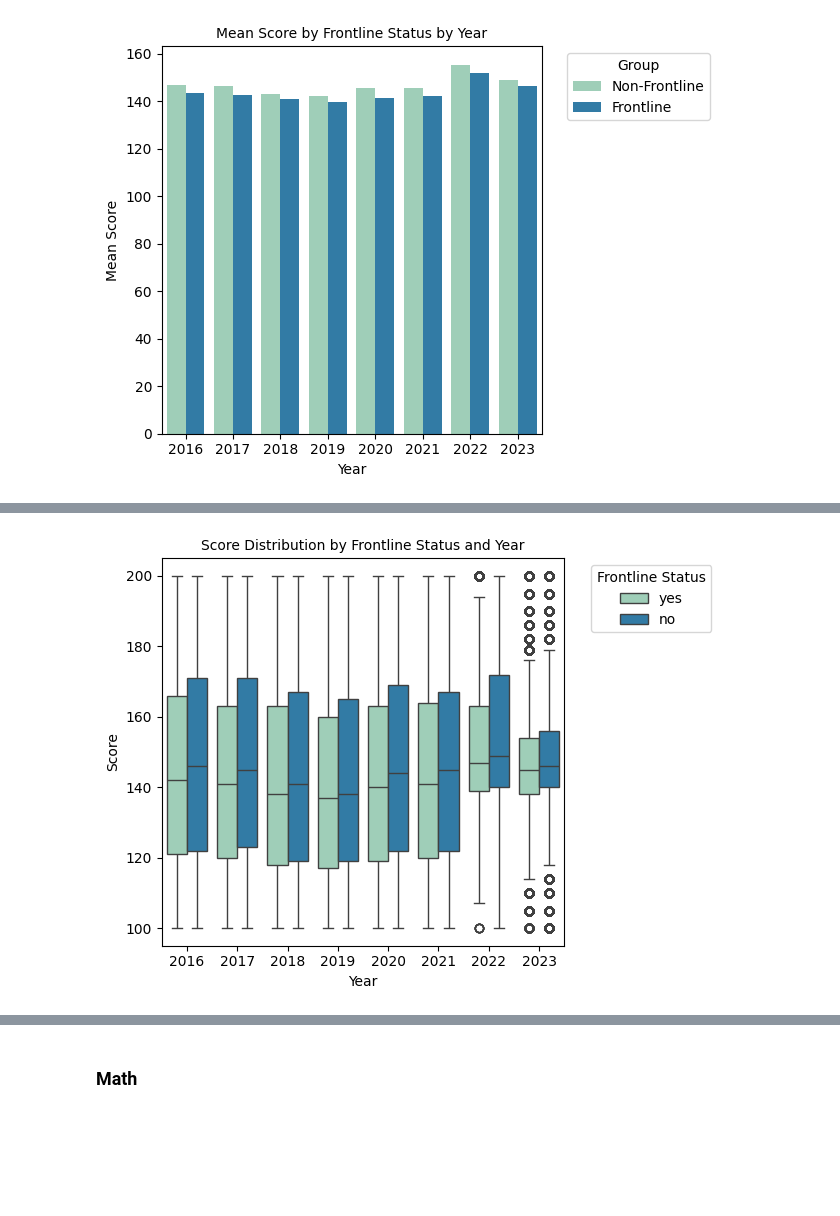
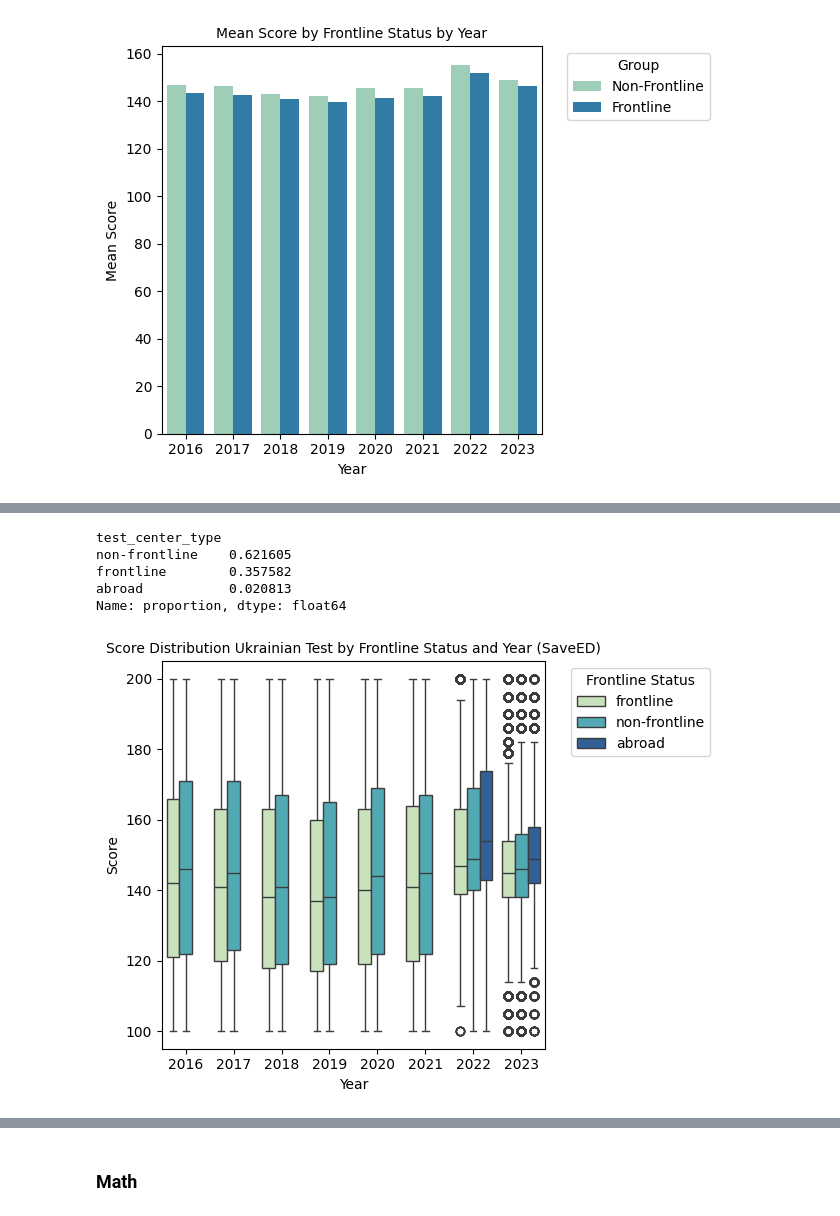
Before and after one commit to DataResponsibly/ZNO-Dataset, a Jupyter notebook: notebooks/analyses/urban_rural_research.ipynb, the cells around one changed output, grey strips where cells are left out. Saved outputs shown, nothing was run; the diff lists cells and outputs as text; code cells hidden in the pictures; blank space fills up the shorter version.

```diff
--- a/notebooks/analyses/urban_rural_research.ipynb
+++ b/notebooks/analyses/urban_rural_research.ipynb
@@ -285,3 +585,15 @@ plt.yticks(fontsize=10)
 plt.show()
 # %% [output]
 [figure]
+# %%
+x,y = 'year', 'sextypename'
+
+df_students_graduated.groupby(x)[y].value_counts(normalize=True).mul(100).rename('percent').reset_index().pipe((sns.catplot,'data'), x=x,y='percent',hue=y,kind='bar')
+
+plt.title('Percentage of paricipants by year and gender', fontsize=10)
+plt.xlabel('Year', fontsize=10)
+plt.ylabel('Percentage', fontsize=10)
+plt.xticks(fontsize=10)
+plt.yticks(fontsize=10)
+
+plt.show()
@@ -372,6 +686,8 @@ pivot.div(total_pivot).round(2)
 | village | 0.41 | 0.37 | 0.27 | 0.26 | 0.27 | 0.27 | 0.27 | 0.22 |
 # %%
 df_students_region['is_rural'] = df_students_region.category.map(lambda x: 'yes' if x == 'village' else 'no')
+# %%
+df_students_region['location_type'] = df_students_region.category.map(lambda x: 'rural' if x == 'village' else ('abroad' if x == 'abroad' else 'urban'))
 # %%
 pivot = pd.pivot_table(df_students_region, index = ['is_rural'], columns = ['year'], values=['outid'], aggfunc='count')
 total_pivot = [len(df_students_region[df_students_region['year']==year].outid.unique()) for year in range(2016, 2024)]
@@ -1312,6 +1972,13 @@ df_ukr_region['test_center_type'] = df_ukr_region.region_name_test_center.map(la
        'Portugal', 'Latvia', 'Luxembourg', 'Sweden', 'Denmark',
        'Slovenia', 'Croatia', 'Georgia', 'Greece', 'Finland', 'Turkey',
        'Norway', 'Azerbaijan'] else 'non-frontline'))
+# %%
+df_ukr_region['test_center_type_gov'] = df_ukr_region.region_name_test_center.map(lambda x: 'frontline' if x in ['Donetska', 'Zaporizka', 'Luhanska', 'Mykolaivska', 'Sumska', 'Kharkivska', 'Khersonska', 'Chernihivska'] else ('abroad' if x in ['Czechia', 'Austia', 'Germany', 'Lithuania', 'Slovakia', 'Poland', 'Canada', 'Italy', 'United States of America', 'France', 'United Kingdom',
+       'Switzerland', 'Bulgaria', 'Belgium', 'Hungary', 'Spain',
+       'Ireland', 'Netherlands', 'Moldova', 'Estonia', 'Romania',
+       'Portugal', 'Latvia', 'Luxembourg', 'Sweden', 'Denmark',
+       'Slovenia', 'Croatia', 'Georgia', 'Greece', 'Finland', 'Turkey',
+       'Norway', 'Azerbaijan'] else 'non-frontline'))
 # %%
 x,y = 'year', 'test_center_type'
 
@@ -1412,0 +2111,12 @@ pd.pivot_table(df_ukr_region_scores, index = ['test_status'], columns = ['year']
+# %%
+x,y = 'test_center_type_gov', 'test_status'
+
+df_ukr_region[df_ukr_region.year==2023].groupby(x)[y].value_counts(normalize=True).mul(100).rename('percent').reset_index().pipe((sns.catplot,'data'), x=x,y='percent',hue=y,kind='bar',palette='YlGnBu')
+
+plt.title('Percentage of paricipants by year and location of test centers', fontsize=10)
+plt.xlabel('Year', fontsize=10)
+plt.ylabel('Percentage', fontsize=10)
+plt.xticks(fontsize=10)
+plt.yticks(fontsize=10)
+
+plt.show()
@@ -1632,21 +2424,29 @@ plt.show()
+# %%
+df_ukr_region_scores.test_center_type.value_counts(normalize=True)
+# %% [output]
+test_center_type
+non-frontline    0.621605
+frontline        0.357582
+abroad           0.020813
+Name: proportion, dtype: float64
 # %%
 
 
 # Use seaborn boxplot to plot the scores
-sns.boxplot(data=df_ukr_region_scores[df_ukr_region_scores.score100 != 0], x='year', y='score100', hue='is_frontline_test_center', palette='YlGnBu')
+sns.boxplot(data=df_ukr_region_scores[df_ukr_region_scores.score100 != 0], x='year', y='score100', hue='test_center_type', palette='YlGnBu')
 
-plt.title('Score Distribution by Frontline Status and Year', fontsize=10)
+plt.title('Score Distribution Ukrainian Test by Frontline Status and Year (SaveED)', fontsize=10)
 plt.xlabel('Year', fontsize=10)
 plt.ylabel('Score', fontsize=10)
 plt.xticks(fontsize=10)
 plt.yticks(fontsize=10)
 
 # Move the legend outside the plot
 plt.legend(title='Frontline Status', bbox_to_anchor=(1.05, 1), loc='upper left')
 
 # Adjust layout to make room for the legend
 plt.tight_layout()
 
 plt.show()
 # %% [output]
-[figure, old version]
+[figure, new version]
```
Also changed, not shown: parts of 108 cells of this notebook.
